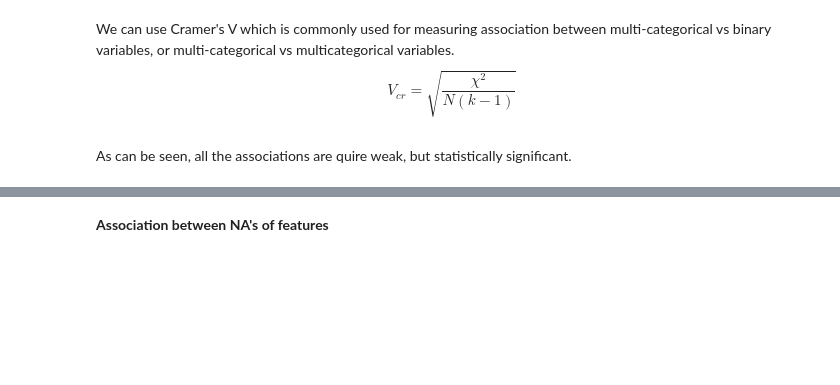
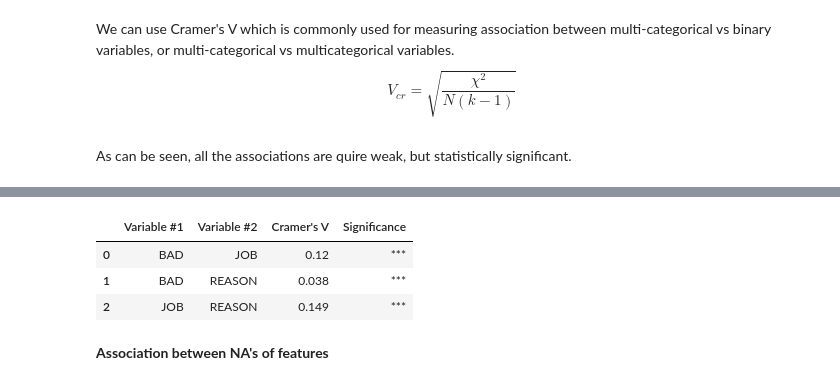
Before and after one commit to petr-ngn/FFU_VSE_Masters_Thesis_ML_Credit_Risk_Modelling, a Jupyter notebook: Masters_Thesis.ipynb, the cells around one changed output, grey strips where cells are left out. Saved outputs shown, nothing was run; the diff lists cells and outputs as text; code cells hidden in the pictures; blank space fills up the shorter version.

```diff
--- a/Masters_Thesis.ipynb
+++ b/Masters_Thesis.ipynb
@@ -652,6 +661,46 @@ significance: ***
 ----------------------------------------------------------------------------------------------------
 RESULT: The association is weak and is statistically significant on the 1% significance level.
 ----------------------------------------------------------------------------------------------------
+# %%
+def cramer_v_table(data: pd.DataFrame, cat_features, target = 'BAD'):
+
+    output_df = pd.DataFrame(columns = ['Variable #1',  'Variable #2', "Cramer's V", 'Significance'])
+
+    pairs = list(combinations(cat_features + [target], 2))
+
+    pairs =  [sorted(pair) for pair in pairs]
+
+    pairs = sorted(pairs)
+
+    for i, pair in enumerate(pairs):
+        temp_df = data.copy()
+        temp_df = temp_df[temp_df[pair[0]].notna()]
+        temp_df = temp_df[temp_df[pair[1]].notna()]
+
+        cross_tab = pd.crosstab(temp_df[pair[0]], temp_df[pair[1]])
+        chi2, p_value, *_ = chi2_contingency(cross_tab, correction = False)
+
+        N = cross_tab.sum().sum()
+        k = min(cross_tab.shape)
+        cr_v = np.sqrt((chi2/N) / (k-1))
+
+        significance_stars =  '***' if p_value <= 0.01 else '**' if p_value <= 0.05 else '*' if p_value <= 0.1 else ' '
+
+        output_df.loc[i, 'Variable #1'] = pair[0]
+        output_df.loc[i, 'Variable #2'] = pair[1]
+        output_df.loc[i, "Cramer's V"] = round(cr_v, 3)
+
+        significance_stars =  '***' if p_value <= 0.01 else '**' if p_value <= 0.05 else '*' if p_value <= 0.1 else ' '
+        output_df.loc[i, 'Significance'] = significance_stars
+
+    return output_df
+# %%
+cramer_v_table(data, cat_vars)
+# %% [output]
+|  | Variable #1 | Variable #2 | Cramer's V | Significance |
+| 0 | BAD | JOB | 0.12 | *** |
+| 1 | BAD | REASON | 0.038 | *** |
+| 2 | JOB | REASON | 0.149 | *** |
 # %% [markdown]
 **Association between NA's of features**
 # %% [markdown]
```
Also changed, not shown: parts of 20 cells of this notebook, 3 other files.
